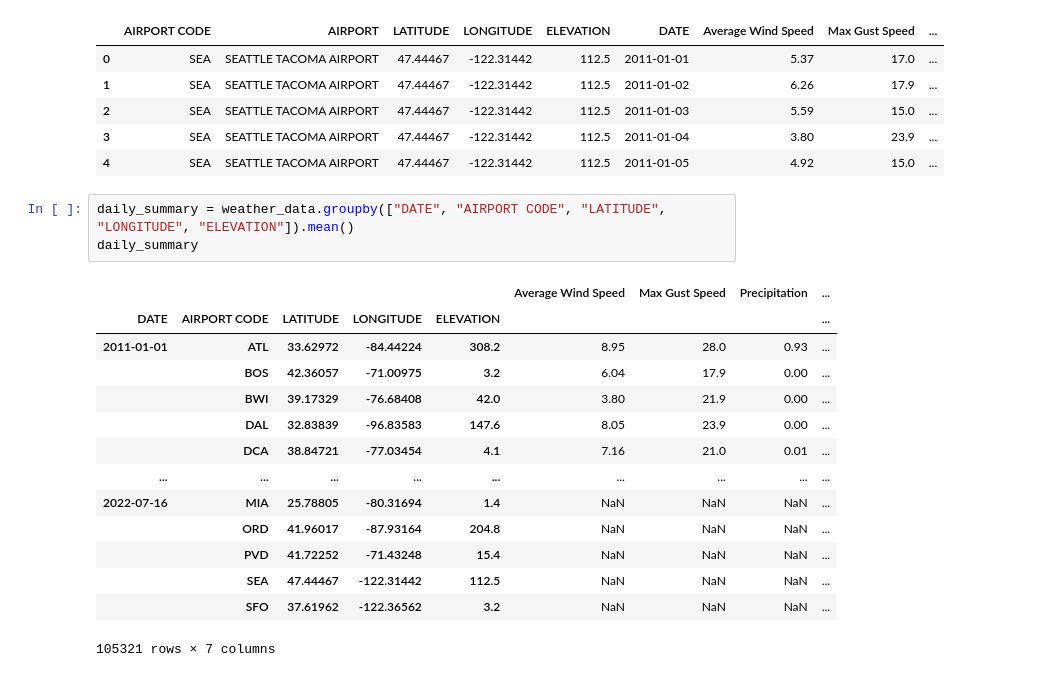
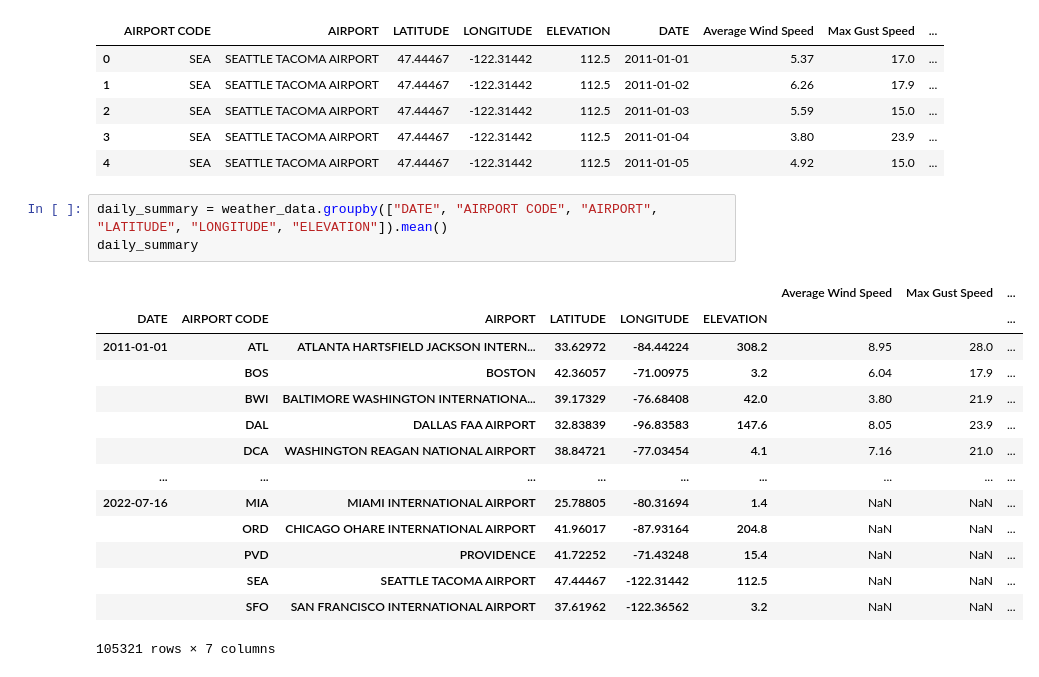
Before and after one commit to NicoleRyan99/GROUP-PROJECT-3, a Jupyter notebook: historical_weather.ipynb, the cells around one changed output. Drawn from its saved outputs; the diff is of its cells as text.

Commit message:
Update historical_weather.ipynb
dress up

```diff
--- a/historical_weather.ipynb
+++ b/historical_weather.ipynb
@@ -164,20 +164,20 @@ weather_data.head()
 | 3 | SEA | SEATTLE TACOMA AIRPORT | 47.44467 | -122.31442 | 112.5 | 2011-01-04 | 3.80 | 23.9 | ... |
 | 4 | SEA | SEATTLE TACOMA AIRPORT | 47.44467 | -122.31442 | 112.5 | 2011-01-05 | 4.92 | 15.0 | ... |
 # %%
-daily_summary = weather_data.groupby(["DATE", "AIRPORT CODE", "LATITUDE", "LONGITUDE", "ELEVATION"]).mean()
+daily_summary = weather_data.groupby(["DATE", "AIRPORT CODE", "AIRPORT", "LATITUDE", "LONGITUDE", "ELEVATION"]).mean()
 daily_summary
 # %% [output]
-|  |  |  |  |  | Average Wind Speed | Max Gust Speed | Precipitation | ... |
-| DATE | AIRPORT CODE | LATITUDE | LONGITUDE | ELEVATION |  |  |  | ... |
-| 2011-01-01 | ATL | 33.62972 | -84.44224 | 308.2 | 8.95 | 28.0 | 0.93 | ... |
-|  | BOS | 42.36057 | -71.00975 | 3.2 | 6.04 | 17.9 | 0.00 | ... |
-|  | BWI | 39.17329 | -76.68408 | 42.0 | 3.80 | 21.9 | 0.00 | ... |
-|  | DAL | 32.83839 | -96.83583 | 147.6 | 8.05 | 23.9 | 0.00 | ... |
-|  | DCA | 38.84721 | -77.03454 | 4.1 | 7.16 | 21.0 | 0.01 | ... |
+|  |  |  |  |  |  | Average Wind Speed | Max Gust Speed | ... |
+| DATE | AIRPORT CODE | AIRPORT | LATITUDE | LONGITUDE | ELEVATION |  |  | ... |
+| 2011-01-01 | ATL | ATLANTA HARTSFIELD JACKSON INTERN... | 33.62972 | -84.44224 | 308.2 | 8.95 | 28.0 | ... |
+|  | BOS | BOSTON | 42.36057 | -71.00975 | 3.2 | 6.04 | 17.9 | ... |
+|  | BWI | BALTIMORE WASHINGTON INTERNATIONA... | 39.17329 | -76.68408 | 42.0 | 3.80 | 21.9 | ... |
+|  | DAL | DALLAS FAA AIRPORT | 32.83839 | -96.83583 | 147.6 | 8.05 | 23.9 | ... |
+|  | DCA | WASHINGTON REAGAN NATIONAL AIRPORT | 38.84721 | -77.03454 | 4.1 | 7.16 | 21.0 | ... |
 | ... | ... | ... | ... | ... | ... | ... | ... | ... |
-| 2022-07-16 | MIA | 25.78805 | -80.31694 | 1.4 | NaN | NaN | NaN | ... |
-|  | ORD | 41.96017 | -87.93164 | 204.8 | NaN | NaN | NaN | ... |
-|  | PVD | 41.72252 | -71.43248 | 15.4 | NaN | NaN | NaN | ... |
-|  | SEA | 47.44467 | -122.31442 | 112.5 | NaN | NaN | NaN | ... |
-|  | SFO | 37.61962 | -122.36562 | 3.2 | NaN | NaN | NaN | ... |
+| 2022-07-16 | MIA | MIAMI INTERNATIONAL AIRPORT | 25.78805 | -80.31694 | 1.4 | NaN | NaN | ... |
+|  | ORD | CHICAGO OHARE INTERNATIONAL AIRPORT | 41.96017 | -87.93164 | 204.8 | NaN | NaN | ... |
+|  | PVD | PROVIDENCE | 41.72252 | -71.43248 | 15.4 | NaN | NaN | ... |
+|  | SEA | SEATTLE TACOMA AIRPORT | 47.44467 | -122.31442 | 112.5 | NaN | NaN | ... |
+|  | SFO | SAN FRANCISCO INTERNATIONAL AIRPORT | 37.61962 | -122.36562 | 3.2 | NaN | NaN | ... |
 105321 rows × 7 columns
```
